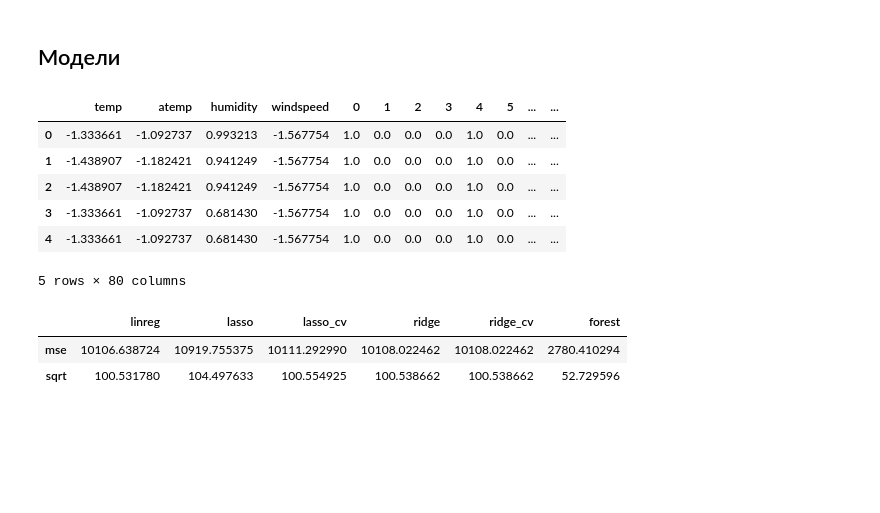
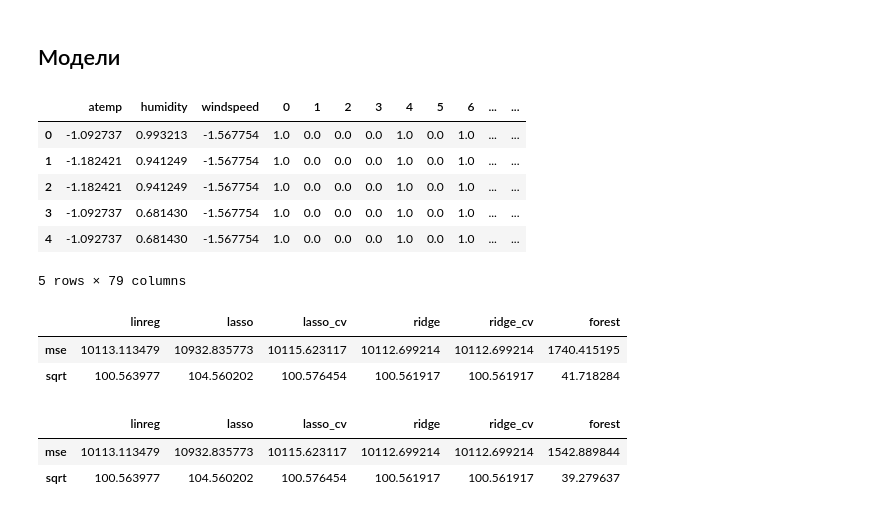
Before and after one commit to morememes/homework, a Jupyter notebook: regression.ipynb, the cells around one changed output. Saved outputs shown, nothing was run; the diff lists cells and outputs as text; code cells hidden in the pictures; blank space fills up the shorter version.

Commit message:
forest tuning

```diff
--- a/regression.ipynb
+++ b/regression.ipynb
@@ -59,24 +67,24 @@ models_name = ['linreg', 'lasso', 'lasso_cv', 'ridge', 'ridge_cv', 'forest']
 # %%
 cat_features = ['season', 'holiday', 'workingday', 'weather', 'hour', 'month', 'year', 'dayofweek', 'day']
 # %%
-X, Y = tr.drop('cnt', axis = 1), tr.cnt
+X, Y = tr.drop(['cnt','temp'], axis = 1), tr.cnt
 # %%
 X_scal = scaler.fit_transform(X)
-X = pd.DataFrame(X_scal, columns = ['season', 'holiday', 'workingday', 'weather',
-                                                'temp', 'atemp', 'humidity', 'windspeed',
+X_linear = pd.DataFrame(X_scal, columns = ['season', 'holiday', 'workingday', 'weather',
+                                                'atemp', 'humidity', 'windspeed',
                                                 'hour', 'month', 'year', 'dayofweek', 'day'])
 # %%
-encoder.fit(X[cat_features])
-X = pd.concat([X.drop(cat_features, axis = 1),
-          pd.DataFrame(encoder.transform(X[cat_features]))], axis=1).reindex()
+encoder.fit(X_linear[cat_features])
+X_linear = pd.concat([X_linear.drop(cat_features, axis = 1),
+          pd.DataFrame(encoder.transform(X_linear[cat_features]))], axis=1).reindex()
 # %%
-X.head()
+X_linear.head()
 # %% [output]
-|  | temp | atemp | humidity | windspeed | 0 | 1 | 2 | 3 | 4 | 5 | ... | ... |
-| 0 | -1.333661 | -1.092737 | 0.993213 | -1.567754 | 1.0 | 0.0 | 0.0 | 0.0 | 1.0 | 0.0 | ... | ... |
-| 1 | -1.438907 | -1.182421 | 0.941249 | -1.567754 | 1.0 | 0.0 | 0.0 | 0.0 | 1.0 | 0.0 | ... | ... |
-| 2 | -1.438907 | -1.182421 | 0.941249 | -1.567754 | 1.0 | 0.0 | 0.0 | 0.0 | 1.0 | 0.0 | ... | ... |
-| 3 | -1.333661 | -1.092737 | 0.681430 | -1.567754 | 1.0 | 0.0 | 0.0 | 0.0 | 1.0 | 0.0 | ... | ... |
-| 4 | -1.333661 | -1.092737 | 0.681430 | -1.567754 | 1.0 | 0.0 | 0.0 | 0.0 | 1.0 | 0.0 | ... | ... |
+|  | atemp | humidity | windspeed | 0 | 1 | 2 | 3 | 4 | 5 | 6 | ... | ... |
+| 0 | -1.092737 | 0.993213 | -1.567754 | 1.0 | 0.0 | 0.0 | 0.0 | 1.0 | 0.0 | 1.0 | ... | ... |
+| 1 | -1.182421 | 0.941249 | -1.567754 | 1.0 | 0.0 | 0.0 | 0.0 | 1.0 | 0.0 | 1.0 | ... | ... |
+| 2 | -1.182421 | 0.941249 | -1.567754 | 1.0 | 0.0 | 0.0 | 0.0 | 1.0 | 0.0 | 1.0 | ... | ... |
+| 3 | -1.092737 | 0.681430 | -1.567754 | 1.0 | 0.0 | 0.0 | 0.0 | 1.0 | 0.0 | 1.0 | ... | ... |
+| 4 | -1.092737 | 0.681430 | -1.567754 | 1.0 | 0.0 | 0.0 | 0.0 | 1.0 | 0.0 | 1.0 | ... | ... |
-5 rows × 80 columns
+5 rows × 79 columns
 # %%
@@ -89,10 +96,11 @@ def fit_and_res(model, x, y):
 # %%
 res = []
-for model in models:
-    res.append(fit_and_res(model, X, Y))
+for model in models[:-1]:
+    res.append(fit_and_res(model, X_linear, Y))
+res.append(fit_and_res(models[-1], X, Y))
 res = pd.DataFrame(np.array(res).T, columns = models_name, index = ['mse', 'sqrt'])
 res
 # %% [output]
 |  | linreg | lasso | lasso_cv | ridge | ridge_cv | forest |
-| mse | 10106.638724 | 10919.755375 | 10111.292990 | 10108.022462 | 10108.022462 | 2780.410294 |
-| sqrt | 100.531780 | 104.497633 | 100.554925 | 100.538662 | 100.538662 | 52.729596 |
+| mse | 10113.113479 | 10932.835773 | 10115.623117 | 10112.699214 | 10112.699214 | 1740.415195 |
+| sqrt | 100.563977 | 104.560202 | 100.576454 | 100.561917 | 100.561917 | 41.718284 |
@@ -98,0 +116,7 @@ res
+# %%
+res['forest'] = np.array(forest_res[1:]).T
+res
+# %% [output]
+|  | linreg | lasso | lasso_cv | ridge | ridge_cv | forest |
+| mse | 10113.113479 | 10932.835773 | 10115.623117 | 10112.699214 | 10112.699214 | 1542.889844 |
+| sqrt | 100.563977 | 104.560202 | 100.576454 | 100.561917 | 100.561917 | 39.279637 |
```
Also changed, not shown: parts of 5 cells of this notebook.
